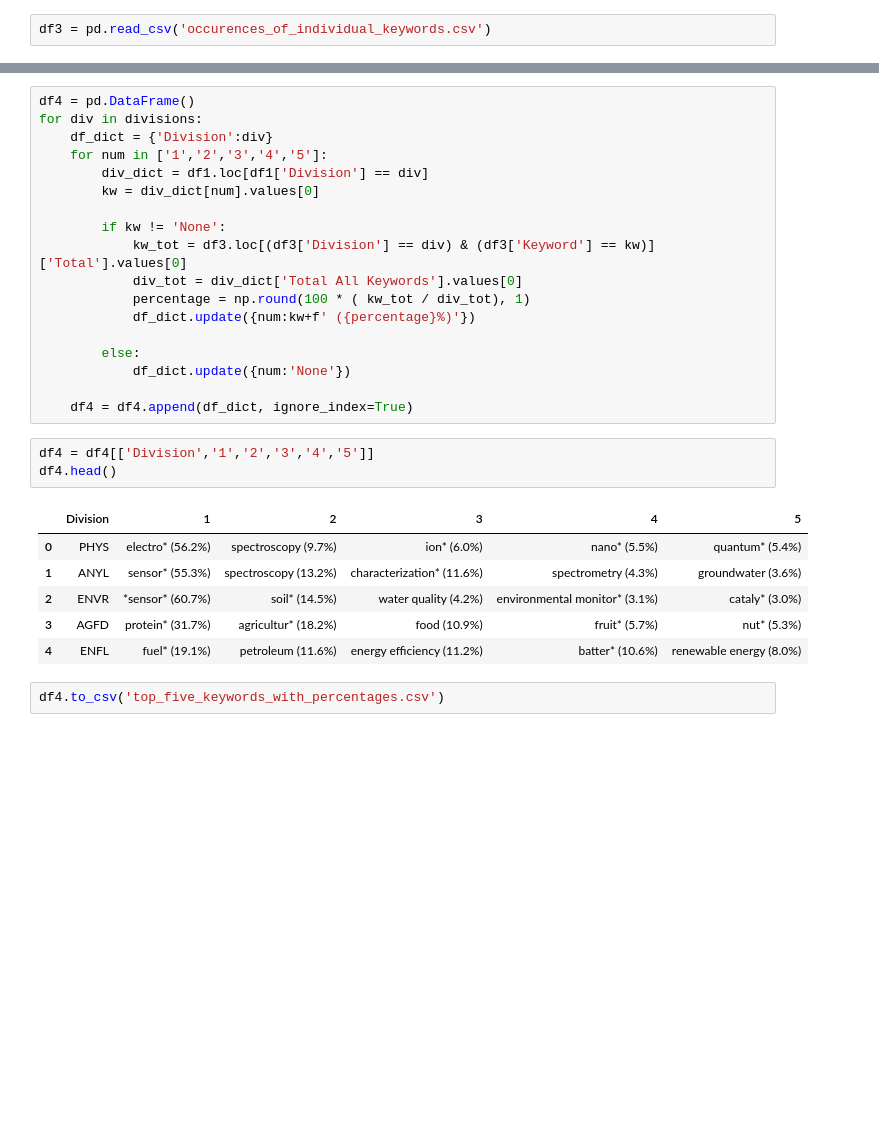
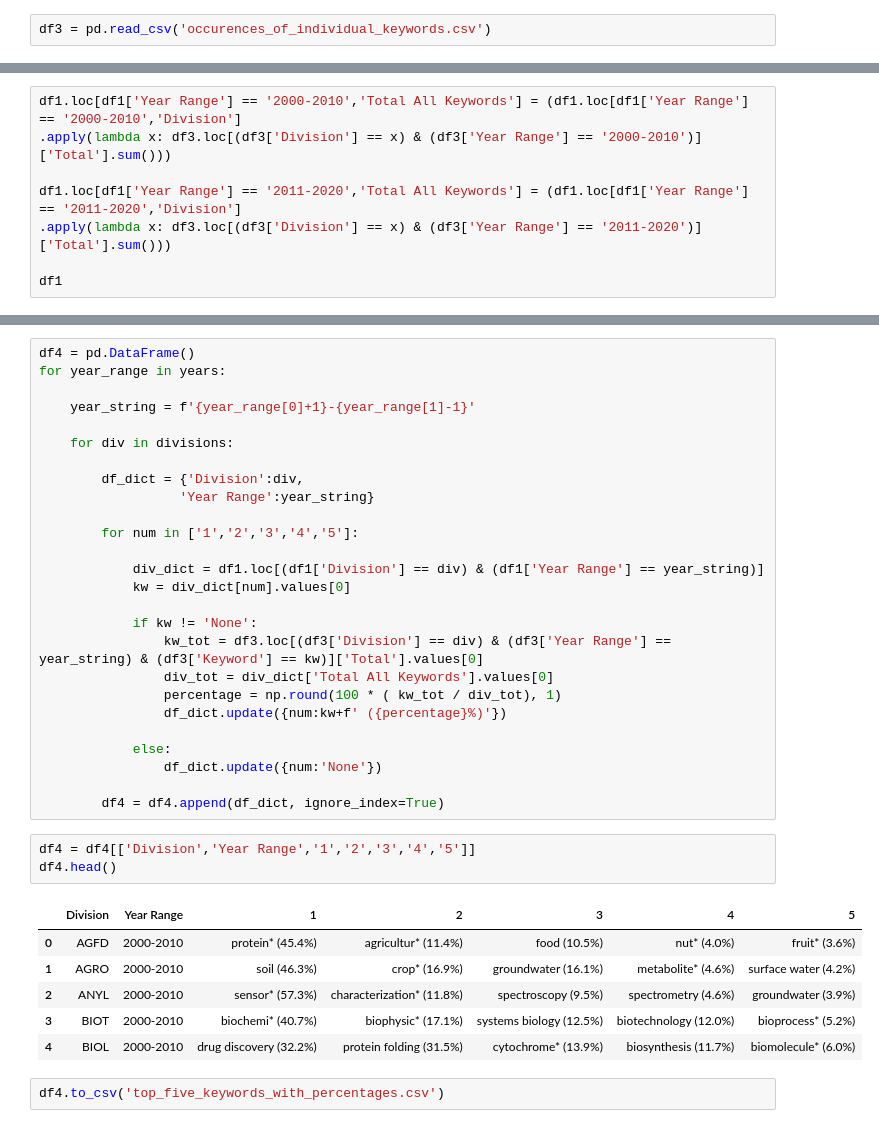
Before and after one commit to keithgroup/scopus_searching_ML_in_chem_literature, a Jupyter notebook: scopus_searches_ML_in_chem.ipynb, the cells around one changed output, grey strips where cells are left out. Drawn from its saved outputs; the diff is of its cells as text; blank space fills up the shorter version.

```diff
--- a/scopus_searches_ML_in_chem.ipynb
+++ b/scopus_searches_ML_in_chem.ipynb
@@ -382,0 +380,8 @@ df1.head()
+# %%
+df1.loc[df1['Year Range'] == '2000-2010','Total All Keywords'] = (df1.loc[df1['Year Range'] == '2000-2010','Division']
+.apply(lambda x: df3.loc[(df3['Division'] == x) & (df3['Year Range'] == '2000-2010')]['Total'].sum()))
+
+df1.loc[df1['Year Range'] == '2011-2020','Total All Keywords'] = (df1.loc[df1['Year Range'] == '2011-2020','Division']
+.apply(lambda x: df3.loc[(df3['Division'] == x) & (df3['Year Range'] == '2011-2020')]['Total'].sum()))
+
+df1
@@ -383,31 +402,39 @@ df1.head()
 # %%
 df4 = pd.DataFrame()
-for div in divisions:
-    df_dict = {'Division':div}
-    for num in ['1','2','3','4','5']:
-        div_dict = df1.loc[df1['Division'] == div]
-        kw = div_dict[num].values[0]
+for year_range in years:
 
-        if kw != 'None':
-            kw_tot = df3.loc[(df3['Division'] == div) & (df3['Keyword'] == kw)]['Total'].values[0]
-            div_tot = div_dict['Total All Keywords'].values[0]
-            percentage = np.round(100 * ( kw_tot / div_tot), 1)
-            df_dict.update({num:kw+f' ({percentage}%)'})
+    year_string = f'{year_range[0]+1}-{year_range[1]-1}'
 
-        else:
-            df_dict.update({num:'None'})
+    for div in divisions:
 
-    df4 = df4.append(df_dict, ignore_index=True)
+        df_dict = {'Division':div,
+                  'Year Range':year_string}
+
+        for num in ['1','2','3','4','5']:
+
+            div_dict = df1.loc[(df1['Division'] == div) & (df1['Year Range'] == year_string)]
+            kw = div_dict[num].values[0]
+
+            if kw != 'None':
+                kw_tot = df3.loc[(df3['Division'] == div) & (df3['Year Range'] == year_string) & (df3['Keyword'] == kw)]['Total'].values[0]
+                div_tot = div_dict['Total All Keywords'].values[0]
+                percentage = np.round(100 * ( kw_tot / div_tot), 1)
+                df_dict.update({num:kw+f' ({percentage}%)'})
+
+            else:
+                df_dict.update({num:'None'})
+
+        df4 = df4.append(df_dict, ignore_index=True)
 # %%
-df4 = df4[['Division','1','2','3','4','5']]
+df4 = df4[['Division','Year Range','1','2','3','4','5']]
 df4.head()
 # %% [output]
-|  | Division | 1 | 2 | 3 | 4 | 5 |
-| 0 | PHYS | electro* (56.2%) | spectroscopy (9.7%) | ion* (6.0%) | nano* (5.5%) | quantum* (5.4%) |
-| 1 | ANYL | sensor* (55.3%) | spectroscopy (13.2%) | characterization* (11.6%) | spectrometry (4.3%) | groundwater (3.6%) |
-| 2 | ENVR | *sensor* (60.7%) | soil* (14.5%) | water quality (4.2%) | environmental monitor* (3.1%) | cataly* (3.0%) |
-| 3 | AGFD | protein* (31.7%) | agricultur* (18.2%) | food (10.9%) | fruit* (5.7%) | nut* (5.3%) |
-| 4 | ENFL | fuel* (19.1%) | petroleum (11.6%) | energy efficiency (11.2%) | batter* (10.6%) | renewable energy (8.0%) |
+|  | Division | Year Range | 1 | 2 | 3 | 4 | 5 |
+| 0 | AGFD | 2000-2010 | protein* (45.4%) | agricultur* (11.4%) | food (10.5%) | nut* (4.0%) | fruit* (3.6%) |
+| 1 | AGRO | 2000-2010 | soil (46.3%) | crop* (16.9%) | groundwater (16.1%) | metabolite* (4.6%) | surface water (4.2%) |
+| 2 | ANYL | 2000-2010 | sensor* (57.3%) | characterization* (11.8%) | spectroscopy (9.5%) | spectrometry (4.6%) | groundwater (3.9%) |
+| 3 | BIOT | 2000-2010 | biochemi* (40.7%) | biophysic* (17.1%) | systems biology (12.5%) | biotechnology (12.0%) | bioprocess* (5.2%) |
+| 4 | BIOL | 2000-2010 | drug discovery (32.2%) | protein folding (31.5%) | cytochrome* (13.9%) | biosynthesis (11.7%) | biomolecule* (6.0%) |
 # %%
 df4.to_csv('top_five_keywords_with_percentages.csv')
 # %% [markdown]
```
Also changed, not shown: parts of 13 cells of this notebook, 5 other files.
